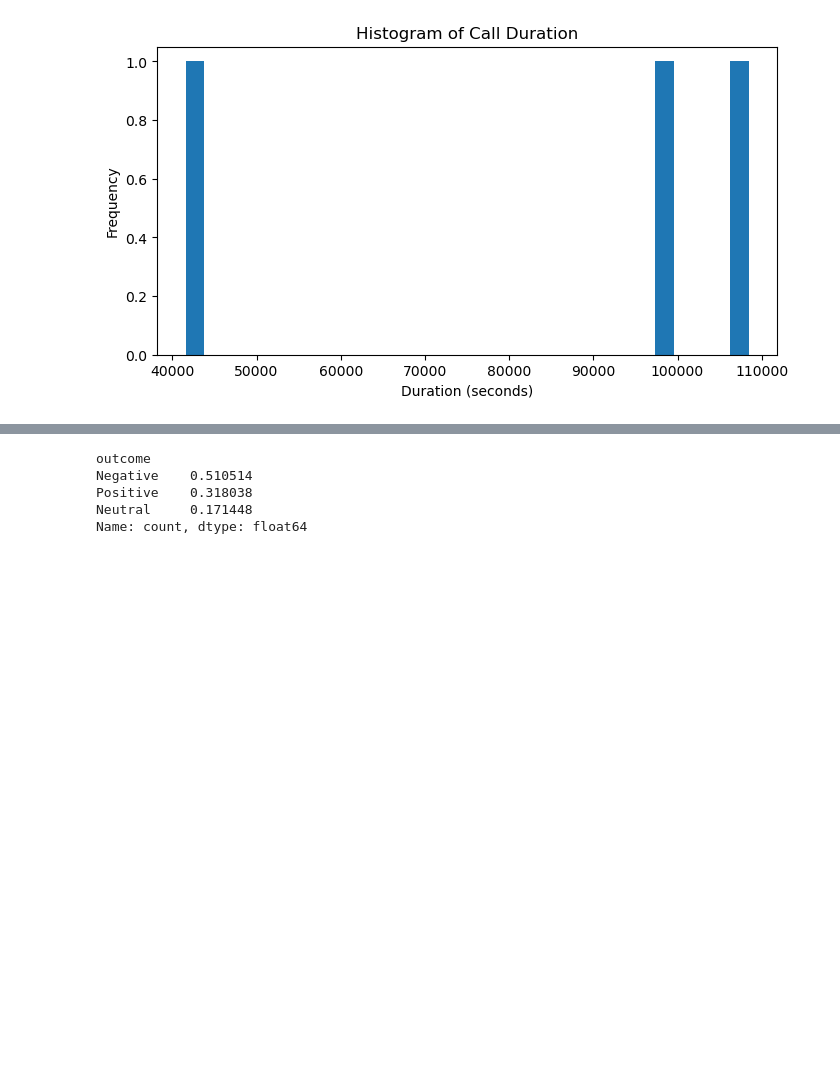
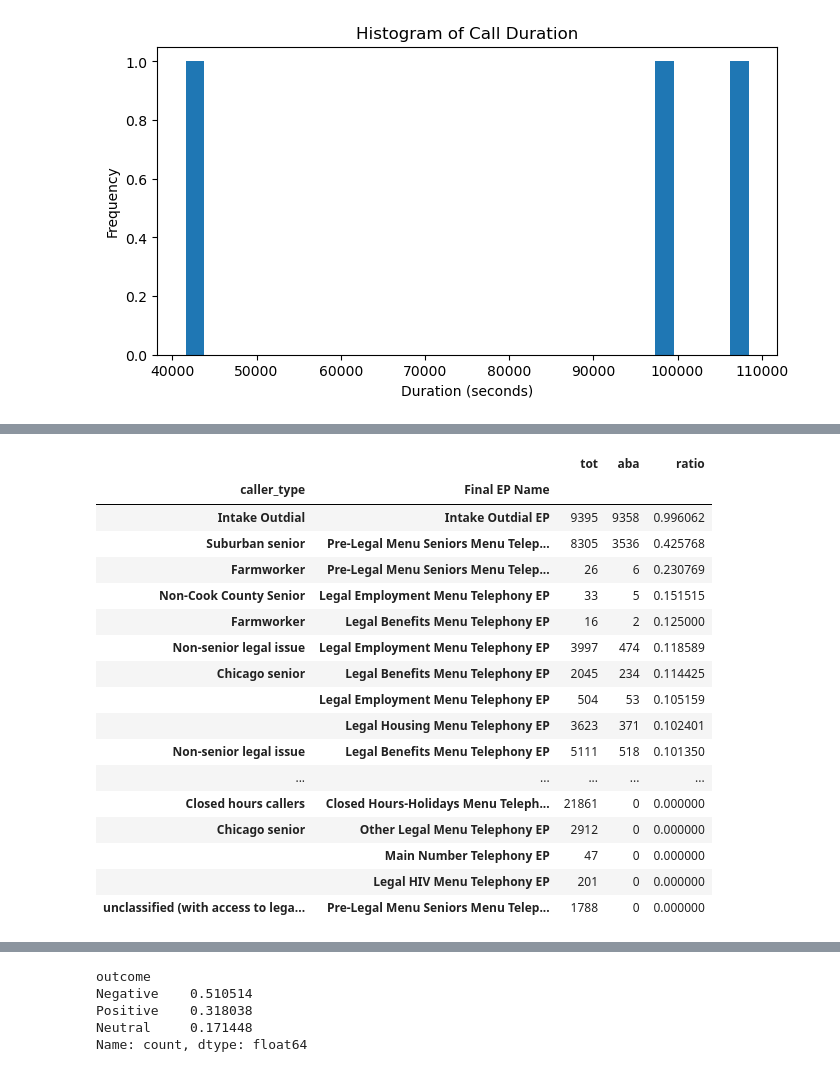
Before and after one commit to arvindkrishna87/STAT390_LegalAid_Fall2025, a Jupyter notebook: Internal work of Teams/Krish/caller_type_tag.ipynb, the cells around one changed output, grey strips where cells are left out. Saved outputs shown, nothing was run; the diff lists cells and outputs as text; code cells hidden in the pictures; blank space fills up the shorter version.

```diff
--- a/Internal work of Teams/Krish/caller_type_tag.ipynb
+++ b/Internal work of Teams/Krish/caller_type_tag.ipynb
@@ -590,0 +873,26 @@ last_act.loc[last_act['Activity Name'] == 'GetLoggedInSubSeniorTenantSPAgents',
+# %%
+tagged_data = last_act.merge(final_ep_per_session)
+tagged_data['Connected_to_agent'] = 0
+tagged_data.loc[tagged_data['outcome_type'] == 'Connected to agent','Connected_to_agent'] = 1
+summary = tagged_data.groupby(['caller_type','Final EP Name']).agg(tot=('Connected_to_agent', 'count'),   aba=('Connected_to_agent', 'sum')     )
+summary['ratio'] = summary['aba'] / summary['tot']
+summary.sort_values(by = 'ratio', ascending = False)
+# %% [output]
+|  |  | tot | aba | ratio |
+| caller_type | Final EP Name |  |  |  |
+| Intake Outdial | Intake Outdial EP | 9395 | 9358 | 0.996062 |
+| Suburban senior | Pre-Legal Menu Seniors Menu Telep... | 8305 | 3536 | 0.425768 |
+| Farmworker | Pre-Legal Menu Seniors Menu Telep... | 26 | 6 | 0.230769 |
+| Non-Cook County Senior | Legal Employment Menu Telephony EP | 33 | 5 | 0.151515 |
+| Farmworker | Legal Benefits Menu Telephony EP | 16 | 2 | 0.125000 |
+| Non-senior legal issue | Legal Employment Menu Telephony EP | 3997 | 474 | 0.118589 |
+| Chicago senior | Legal Benefits Menu Telephony EP | 2045 | 234 | 0.114425 |
+|  | Legal Employment Menu Telephony EP | 504 | 53 | 0.105159 |
+|  | Legal Housing Menu Telephony EP | 3623 | 371 | 0.102401 |
+| Non-senior legal issue | Legal Benefits Menu Telephony EP | 5111 | 518 | 0.101350 |
+| ... | ... | ... | ... | ... |
+| Closed hours callers | Closed Hours-Holidays Menu Teleph... | 21861 | 0 | 0.000000 |
+| Chicago senior | Other Legal Menu Telephony EP | 2912 | 0 | 0.000000 |
+|  | Main Number Telephony EP | 47 | 0 | 0.000000 |
+|  | Legal HIV Menu Telephony EP | 201 | 0 | 0.000000 |
+| unclassified (with access to lega... | Pre-Legal Menu Seniors Menu Telep... | 1788 | 0 | 0.000000 |
```
Also changed, not shown: parts of 47 cells of this notebook.
